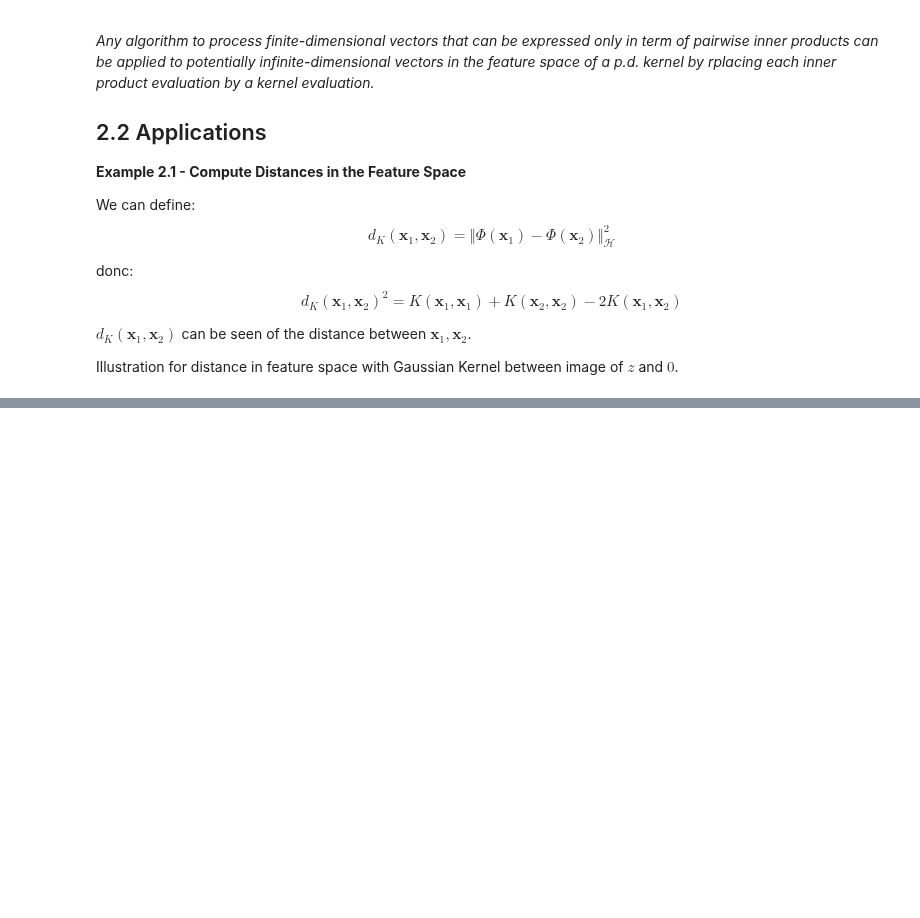
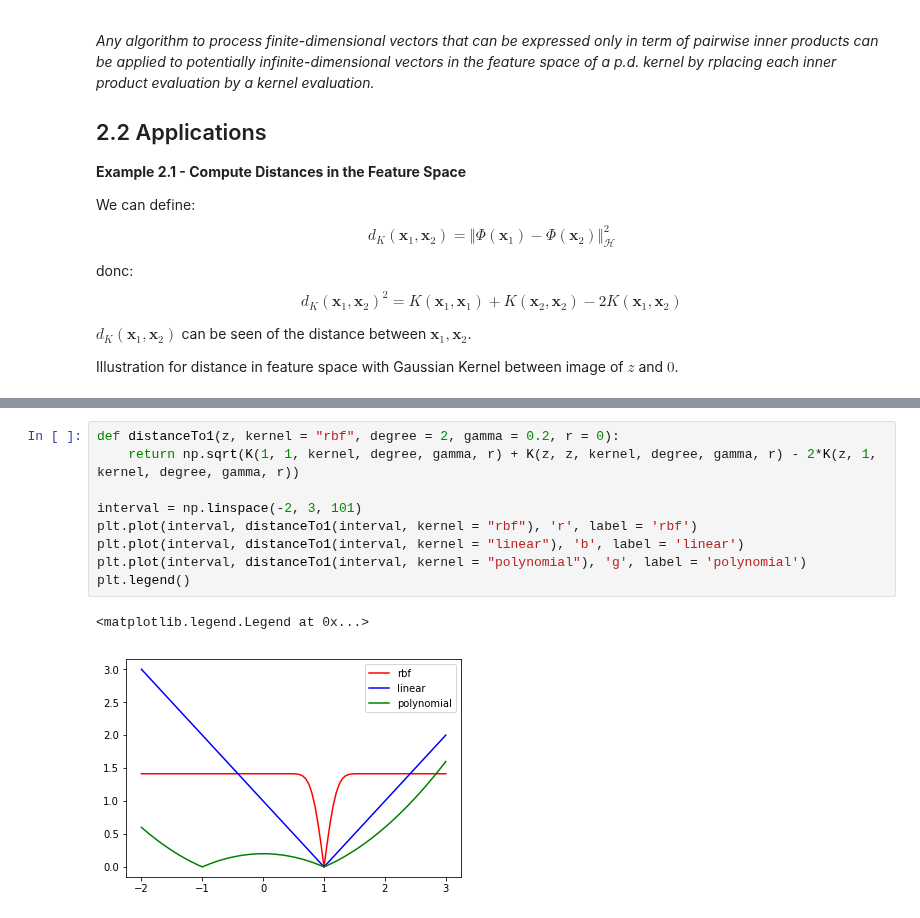
Before and after one commit to riduan91/DSC101, a Jupyter notebook: Readings/Kernels.ipynb, the cells around one changed output, grey strips where cells are left out. Saved outputs shown, nothing was run; the diff lists cells and outputs as text; blank space fills up the shorter version.

```diff
--- a/Readings/Kernels.ipynb
+++ b/Readings/Kernels.ipynb
@@ -234,0 +243,12 @@ plt.plot(interval, gaussian_distance(interval))
+# %%
+def distanceTo1(z, kernel = "rbf", degree = 2, gamma = 0.2, r = 0):
+    return np.sqrt(K(1, 1, kernel, degree, gamma, r) + K(z, z, kernel, degree, gamma, r) - 2*K(z, 1, kernel, degree, gamma, r))
+
+interval = np.linspace(-2, 3, 101)
+plt.plot(interval, distanceTo1(interval, kernel = "rbf"), 'r', label = 'rbf')
+plt.plot(interval, distanceTo1(interval, kernel = "linear"), 'b', label = 'linear')
+plt.plot(interval, distanceTo1(interval, kernel = "polynomial"), 'g', label = 'polynomial')
+plt.legend()
+# %% [output]
+<matplotlib.legend.Legend at 0x...>
+[figure, added]
```
Also changed, not shown: parts of 47 cells of this notebook, 2 other files.
